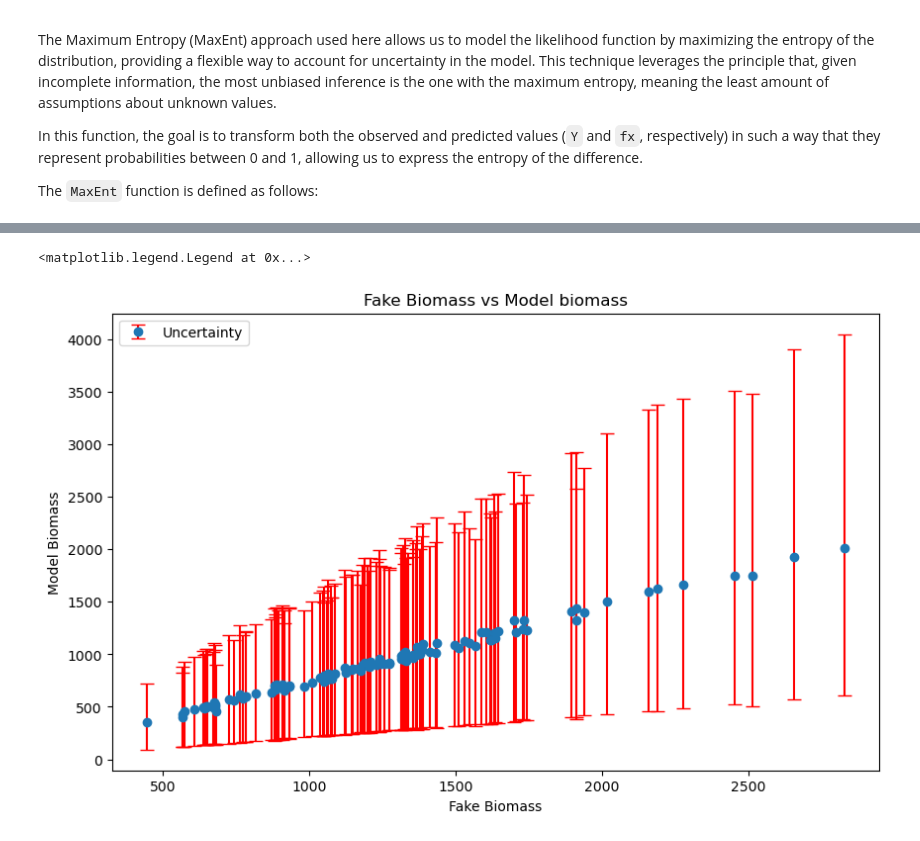
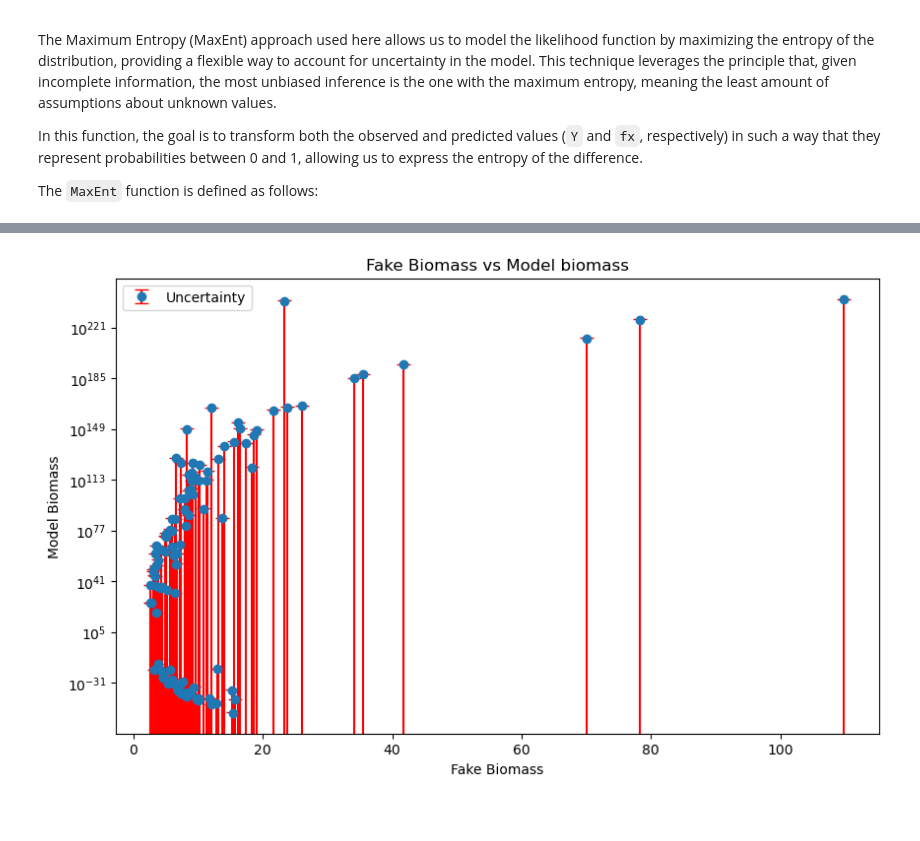
Before and after one commit to douglask3/BRAMBLE, a Jupyter notebook: development_notebook.ipynb, the cells around one changed output, grey strips where cells are left out. Cells and saved outputs as stored; diff of their text form; code cells hidden in the pictures; blank space fills up the shorter version.

```diff
--- a/development_notebook.ipynb
+++ b/development_notebook.ipynb
@@ -390,3 +403,2 @@ with pm.Model() as max_ent_model:
 # %%
-params_op
-t = {'betas':trace.posterior['betas'].values, 'beta0': trace.posterior['beta0'].values}
+params_opt = {'betas':trace.posterior['betas'].values, 'beta0': trace.posterior['beta0'].values}
@@ -403,8 +417,9 @@ simulation_results = np.zeros((len(X), M, N))
 # Run the simulations
 for m in range(M):
     for n in range(N):
-        param_dict = {'betas': params_opt['betas'][m, n, :], 'beta0': params_opt['beta0'][m, n, 0]}
-        simulation_results[:, m, n] = exp_allomotry(X, param_dict)
+        param_dict = {'betas': params_opt['betas'][m, n, :], 'beta0': params_opt['beta0'][m, n, :]}
+        allometry_model = BRAMBLE(param_dict, inference = False)
+        simulation_results[:, m, n] = allometry_model.predict_multi_species(X, species_idx)
 
 # Calculate the mean and standard deviation of the simulations for each row in X
 simulation_means = simulation_results.mean(axis=(1, 2))
@@ -437,10 +452,10 @@ Name: simulation_std, Length: 110, dtype: float64
 # %%
 plt.figure(figsize=(10, 6))
 plt.errorbar(df['Y_fake'], df['simulation_mean'], yerr=[df['simulation_mean'] - df['simulation_10'], df['simulation_90'] - df['simulation_mean']], fmt='o', ecolor='r', capsize=5, label='Uncertainty')
 plt.xlabel('Fake Biomass')
 plt.ylabel('Model Biomass')
 plt.title('Fake Biomass vs Model biomass')
 plt.legend()
+plt.yscale('log')
 # %% [output]
-<matplotlib.legend.Legend at 0x...>
-[figure, old version]
+[figure, new version]
```
Also changed, not shown: parts of 24 cells of this notebook.
